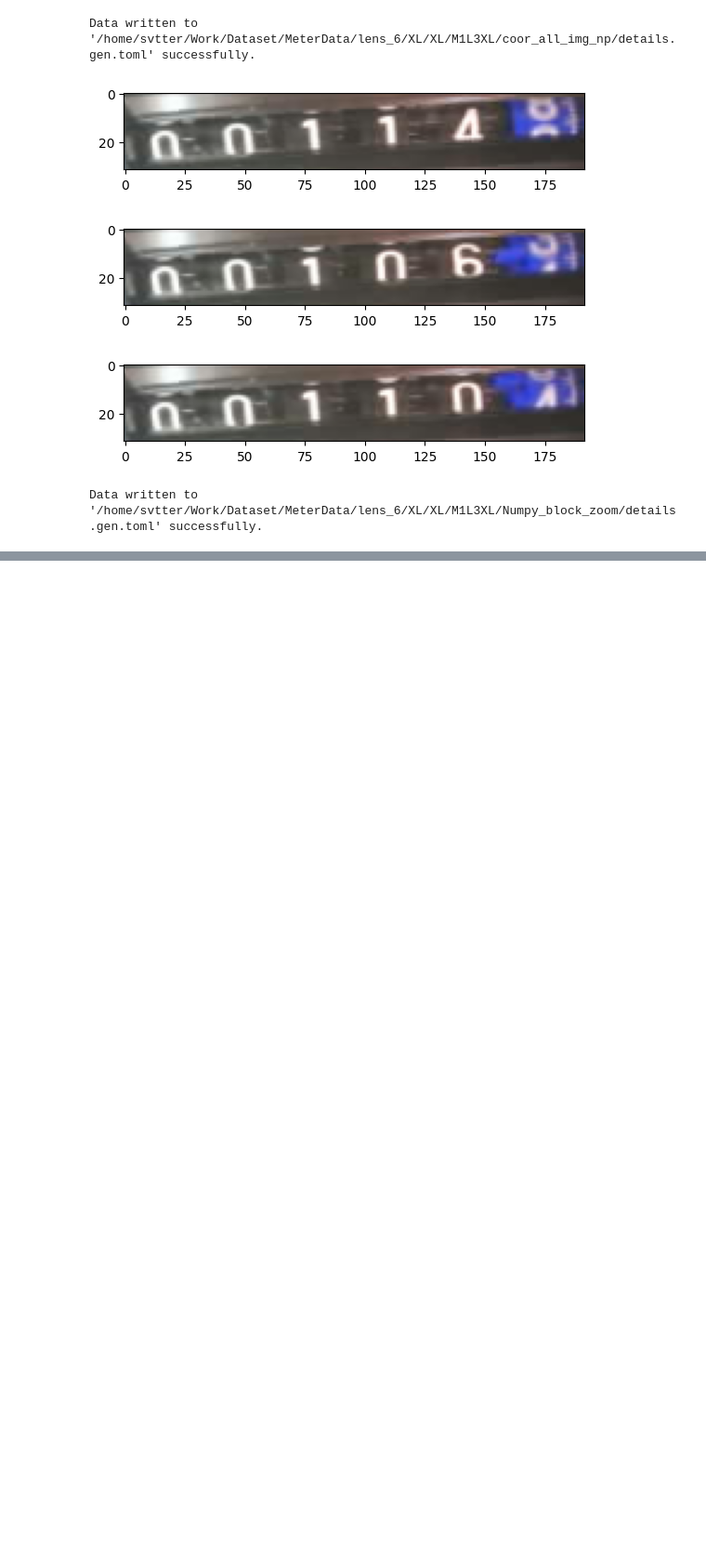
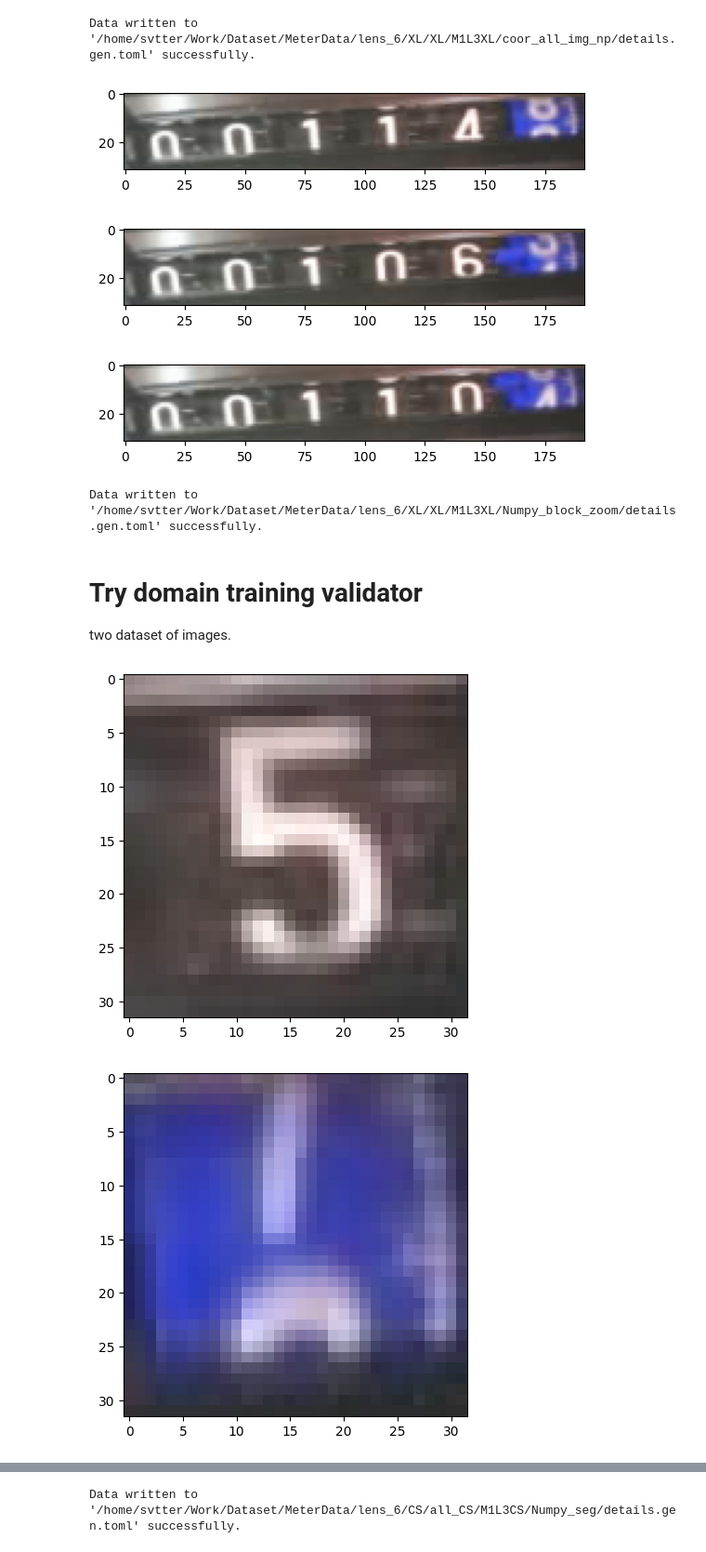
Before and after one commit to meterhub/meter-viewer, a Jupyter notebook: notebooks/quick-view-datasets.ipynb, the cells around one changed output, grey strips where cells are left out. Shown at 93% size. Saved outputs shown, nothing was run; the diff lists cells and outputs as text; code cells hidden in the pictures; blank space fills up the shorter version.

```diff
--- a/notebooks/quick-view-datasets.ipynb
+++ b/notebooks/quick-view-datasets.ipynb
@@ -91,3 +101,12 @@ more_faster("/home/svtter/Work/Dataset/MeterData/lens_6/XL/XL/M1L3XL/Numpy_block
 [figure]
 [figure]
 Data written to '/home/svtter/Work/Dataset/MeterData/lens_6/XL/XL/M1L3XL/Numpy_block_zoom/details.gen.toml' successfully.
+# %% [markdown]
+# Try domain training validator
+
+two dataset of images.
+# %%
+more_faster("/home/svtter/Work/Dataset/MeterData/lens_6/CS/all_CS/M1L3CS/Numpy_seg")
+# %% [output]
+[figure, added]
+[figure, added]
@@ -93,0 +114 @@ Data written to '/home/svtter/Work/Dataset/MeterData/lens_6/XL/XL/M1L3XL/Numpy_b
+Data written to '/home/svtter/Work/Dataset/MeterData/lens_6/CS/all_CS/M1L3CS/Numpy_seg/details.gen.toml' successfully.
```
Also changed, not shown: parts of 5 cells of this notebook, 2 other files.
